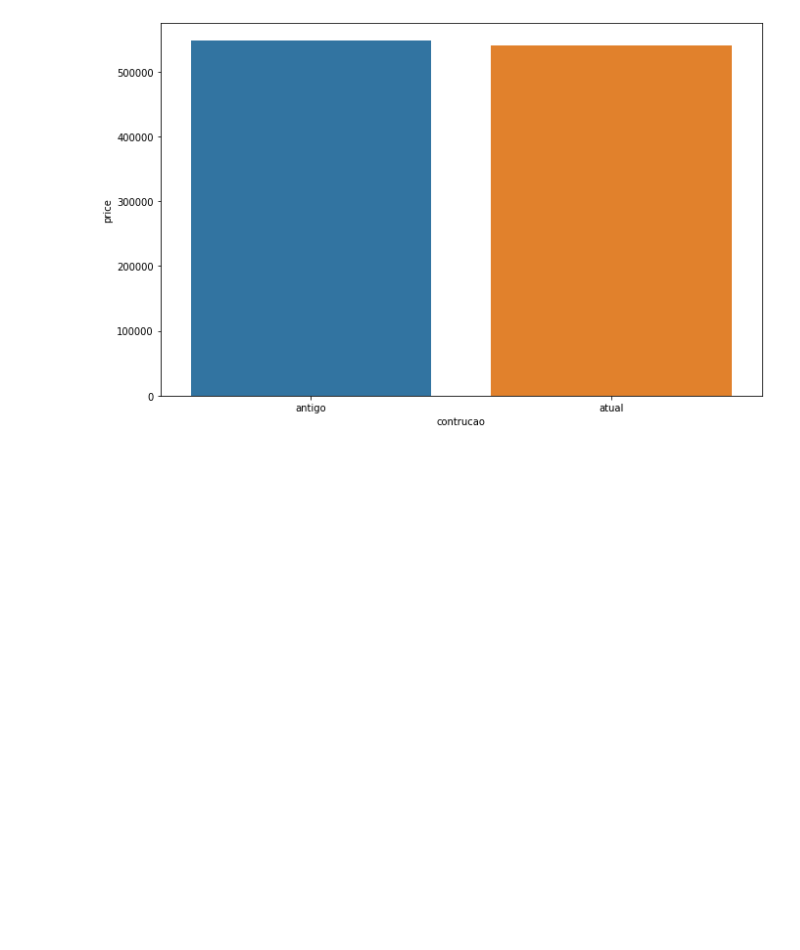
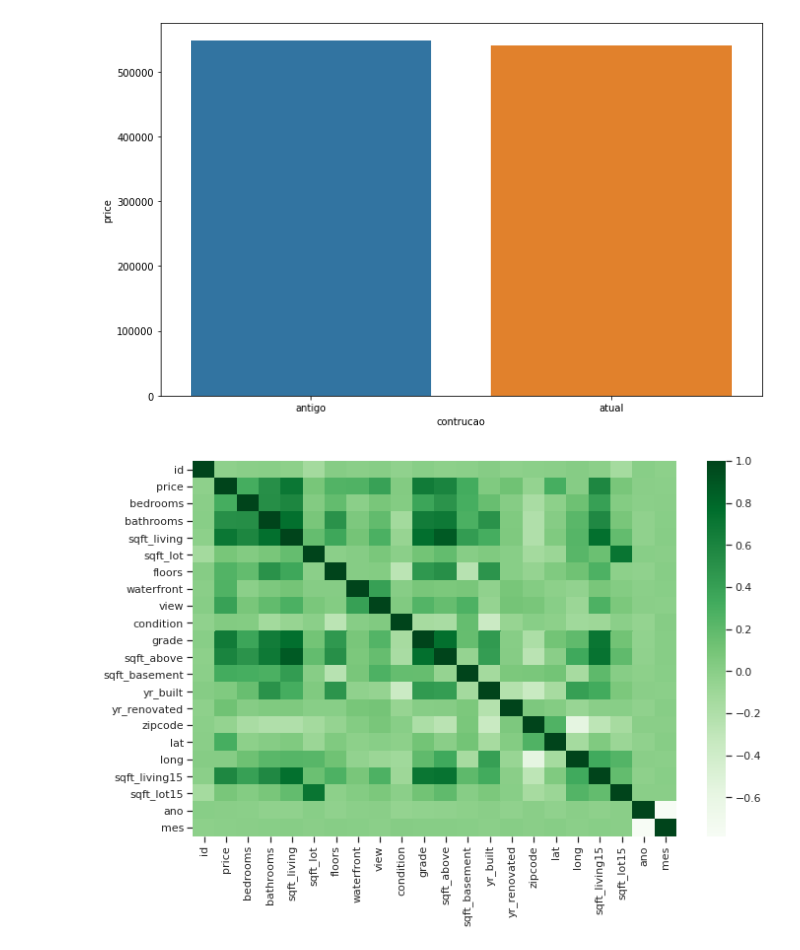
Before and after one commit to rsoliveirac/Python_do_zero_ao_DS, a Jupyter notebook: Projeto-Insight.ipynb, the cells around one changed output. Cells and saved outputs as stored; diff of their text form; code cells hidden in the pictures; blank space fills up the shorter version.

```diff
--- a/Projeto-Insight.ipynb
+++ b/Projeto-Insight.ipynb
@@ -345,3 +360,7 @@ h10 = df[['contrucao', 'price']].groupby('contrucao').mean().reset_index()
 sns.barplot(x = 'contrucao', y = 'price', data = h10);
 # %% [output]
 [figure]
+# %%
+sns.heatmap(df.corr(), cmap = 'Greens');
+# %% [output]
+[figure, added]
```
Also changed, not shown: parts of 9 cells of this notebook, 1 other file.
